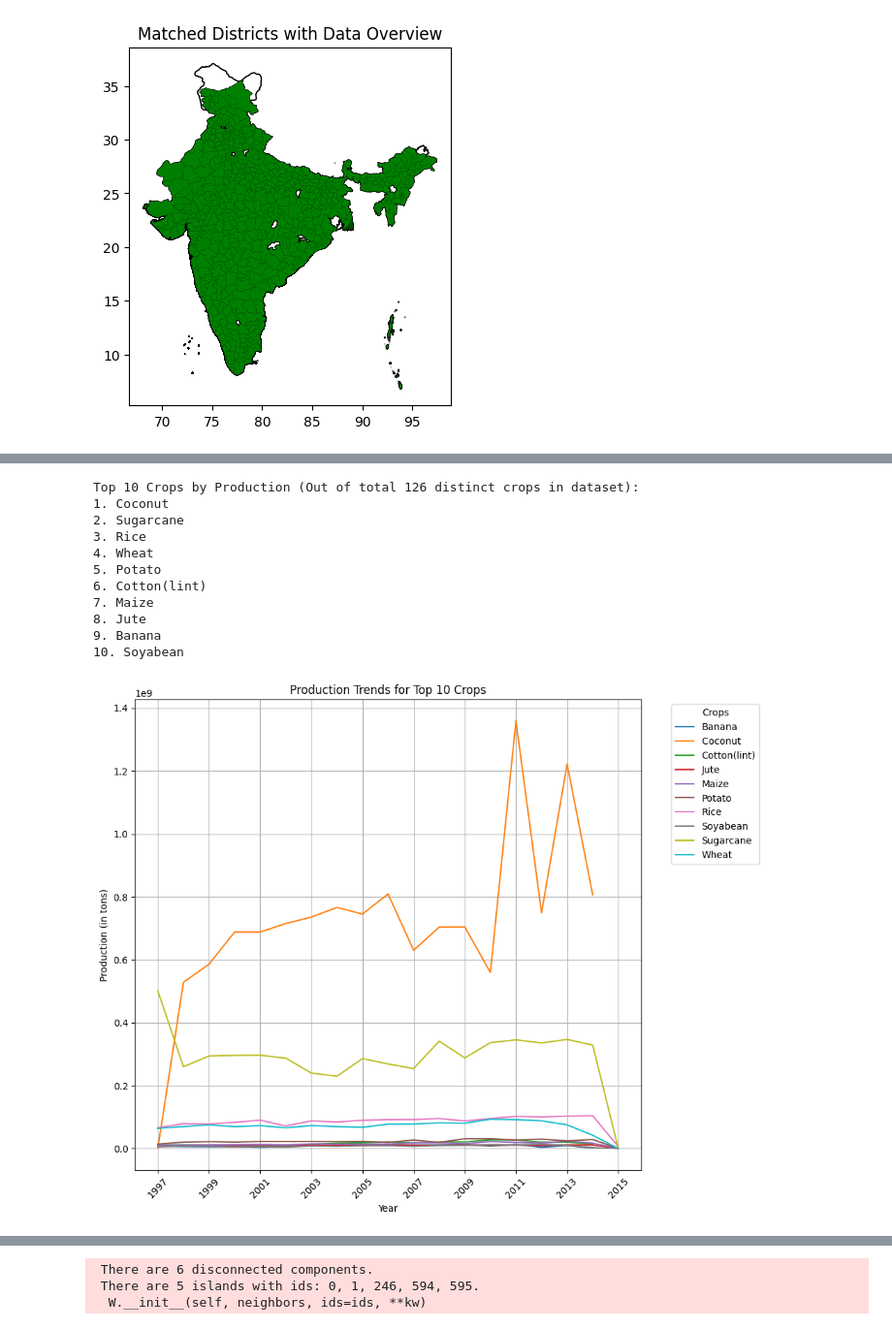
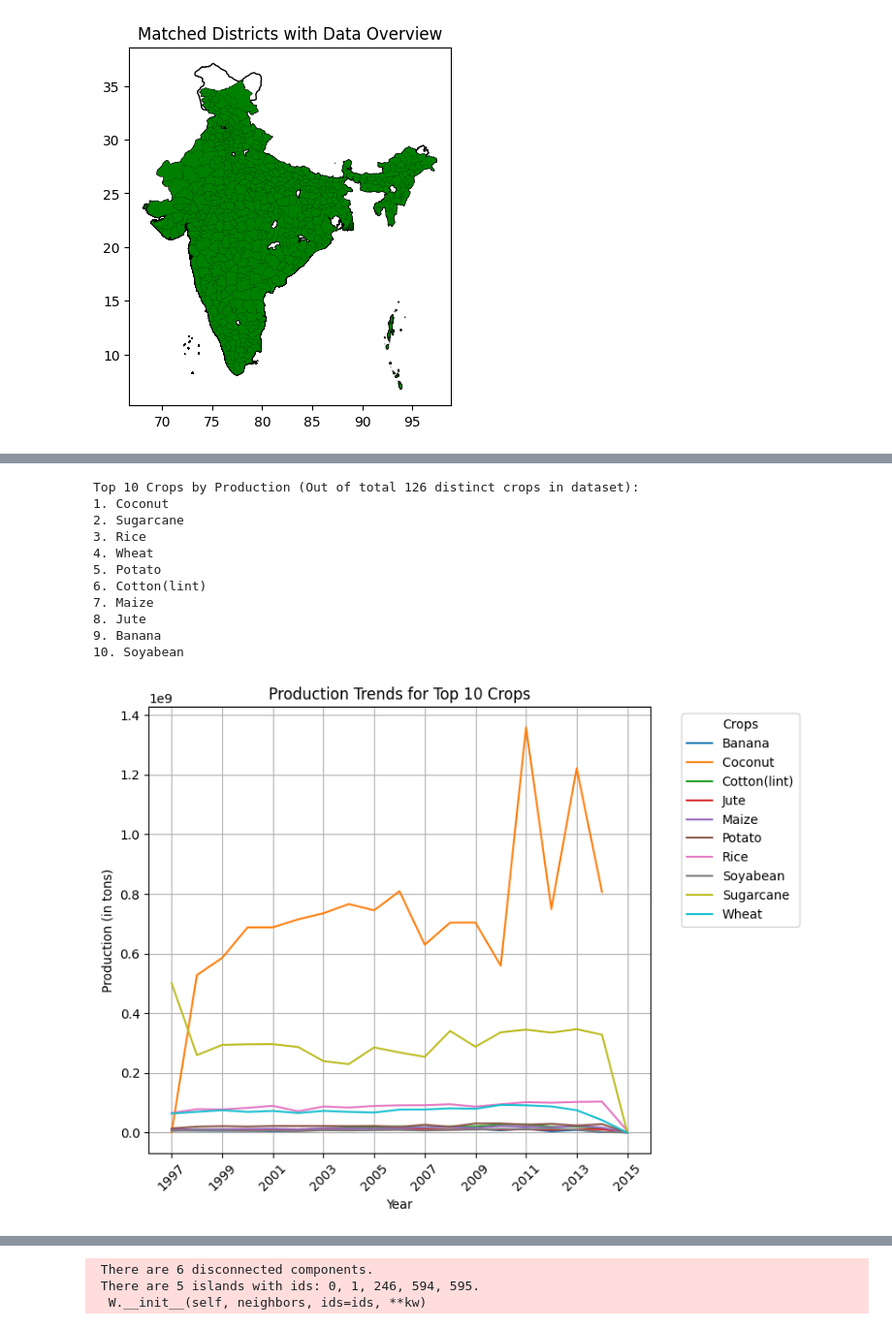
Before and after one commit to MLTesla/IndiaCropProductionEDA, a Jupyter notebook: Report.ipynb, the cells around one changed output, grey strips where cells are left out. Shown at 97% size. Drawn from its saved outputs; the diff is of its cells as text; code cells hidden in the pictures.

```diff
--- a/Report.ipynb
+++ b/Report.ipynb
@@ -226,35 +256,35 @@ top_crops_data = crop_df[crop_df['Crop'].isin(top_crops)]
 # scale the coconut production by 10 for better visualisation:
 top_crops_data.loc[top_crops_data['Crop'].str.strip() == 'Coconut', 'Production'] = top_crops_data['Production'] / 10
 grouped_data = top_crops_data.groupby(['Crop_Year', 'Crop'])['Production'].sum().unstack()
-grouped_data.plot(figsize=(10, 8))
+grouped_data.plot(figsize=(8, 6))
 xlabel = 'Year'
 ylabel = 'Production (in tons)'
 plt.xlabel(xlabel)
 plt.ylabel(ylabel)
 plt.legend(title='Crops', bbox_to_anchor=(1.05, 1), loc='upper left')
 plt.grid()
 #change x axis ticks to every 2 years
 plt.xticks(grouped_data.index[::2], rotation=45)
 plt.tight_layout()
 plt.title('Production Trends for Top 10 Crops')
 
 #Count total distinct crops in the dataset
 total_crops = crop_df['Crop'].nunique()
 
 # Print the list of top crops by production rank
 print(f"Top 10 Crops by Production (Out of total {total_crops} distinct crops in dataset):")
 for i, crop in enumerate(top_crops, start=1):
     print(f"{i}. {crop}")
 # %% [output]
 Top 10 Crops by Production (Out of total 126 distinct crops in dataset):
 1. Coconut
 2. Sugarcane
 3. Rice
 4. Wheat
 5. Potato
 6. Cotton(lint)
 7. Maize
 8. Jute
 9. Banana
 10. Soyabean
-[figure, old version]
+[figure, new version]
```
Also changed, not shown: parts of 14 cells of this notebook.
